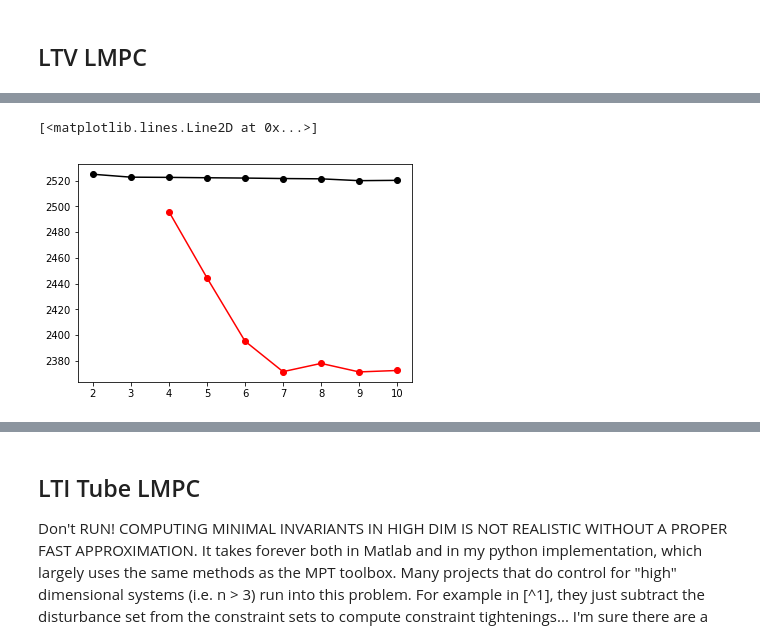
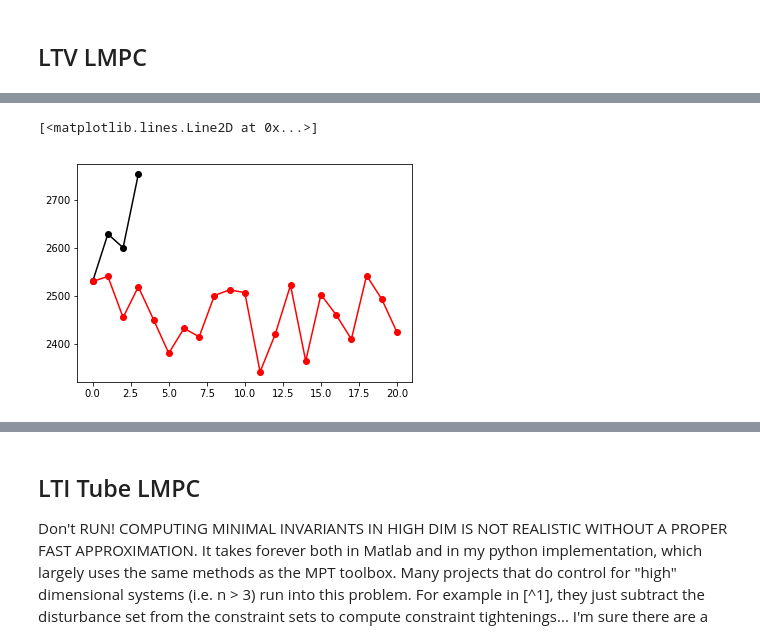
Before and after one commit to GoldeneyeRohan/prediction-uncertainty, a Jupyter notebook: LMPC Drone.ipynb, the cells around one changed output, grey strips where cells are left out. Saved outputs shown, nothing was run; the diff lists cells and outputs as text; code cells hidden in the pictures.

```diff
--- a/LMPC Drone.ipynb
+++ b/LMPC Drone.ipynb
@@ -112,7 +118,7 @@ plt.quiver(x_init_traj[::k,0], x_init_traj[::k,1], - np.sin(x_init_traj[::k,2]),
 # %% [markdown]
 ## Setup LTI style LMPC
 # %%
-num_episodes = 10
+num_episodes = 3
 controller = controllers.LTI_LMPC(A, B, C,
                                      controller_horizon,
                                      Q, R, state_reference,
@@ -123,6 +129,6 @@ controller.add_trajectory(x_init_traj[:-1,:].T, u_init_traj.T, value_function)
 # %%
 for episode in range(num_episodes):
     vehicle = get_vehicle()
-    x_traj, u_traj, x_preds, u_preds = sim_traj(vehicle, controller, input_bounds)
+    x_traj, u_traj, x_preds, u_preds, slacks, terminal_slacks = sim_traj(vehicle, controller, input_bounds)
     value_function = control_utils.compute_traj_cost(x_traj[:-1,:].T, u_traj.T, h)
     controller.add_trajectory(x_traj[:-1,:].T, u_traj.T, value_function)
@@ -158,7 +162,7 @@ plt.plot(lti_costs, "k-o")
 # %% [markdown]
 ## LTV LMPC
 # %%
-num_episodes = 10
+num_episodes = 20
 controller = controllers.LTV_LMPC(A, B, C,
                                      controller_horizon,
                                      Q, R, state_reference,
@@ -167,8 +171,12 @@ h = lambda x, u: x.T @ Q @ x + u.T @ R @ u
 value_function = control_utils.compute_traj_cost(x_init_traj[:-1,:].T, u_init_traj.T, h)
 controller.add_trajectory(x_init_traj[:-1,:].T, u_init_traj.T, value_function)
 # %%
+slack_per_episode = []
+term_slack_per_episode = []
 for episode in range(num_episodes):
     vehicle = get_vehicle()
-    x_traj, u_traj, x_preds, u_preds = sim_traj(vehicle, controller, input_bounds, linearize=True)
+    x_traj, u_traj, x_preds, u_preds, slacks, terminal_slacks = sim_traj(vehicle, controller, input_bounds, linearize=True)
     value_function = control_utils.compute_traj_cost(x_traj[:-1,:].T, u_traj.T, h)
     controller.add_trajectory(x_traj[:-1,:].T, u_traj.T, value_function)
+    slack_per_episode.append(slacks)
+    term_slack_per_episode.append(terminal_slacks)
@@ -200,9 +204,9 @@ plt.quiver(x_traj[::k,0], x_traj[::k,1], - np.sin(x_traj[::k,2]),   np.cos(x_tra
 # %%
 ltv_costs = [q[0] for q in controller.value_func_list]
-lti_costs_inf = np.hstack(([np.NaN] * 2,lti_costs[2:]))
-ltv_costs_inf = np.hstack(([np.NaN] * 4,ltv_costs[4:]))
-plt.plot(lti_costs_inf, "k-o")
-plt.plot(ltv_costs_inf, "r-o")
+# lti_costs_inf = np.hstack(([np.NaN] * 2,lti_costs[2:]))
+# ltv_costs_inf = np.hstack(([np.NaN] * 4,ltv_costs[4:]))
+plt.plot(lti_costs, "k-o")
+plt.plot(ltv_costs, "r-o")
 # %% [output]
 [<matplotlib.lines.Line2D at 0x...>]
-[figure, old version]
+[figure, new version]
```
Also changed, not shown: parts of 11 cells of this notebook, 3 other files.
